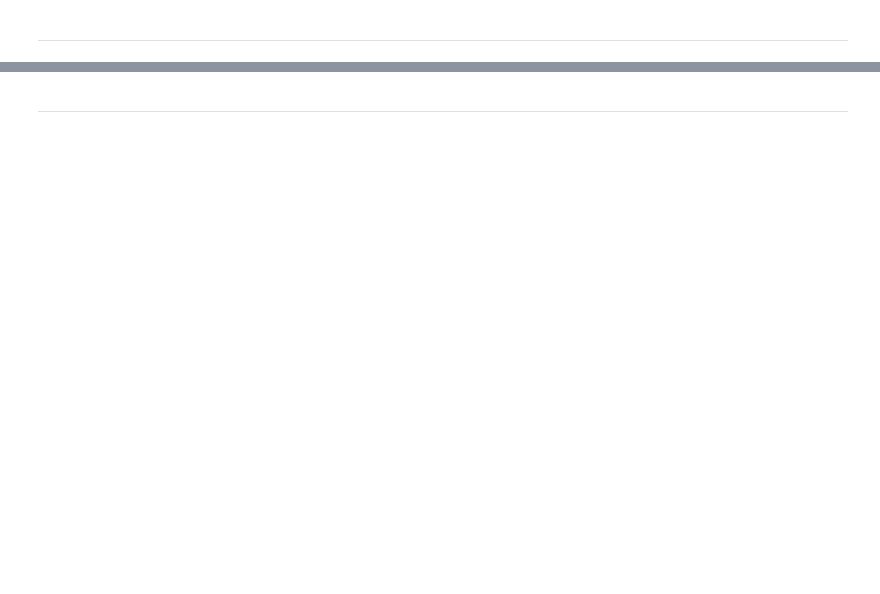
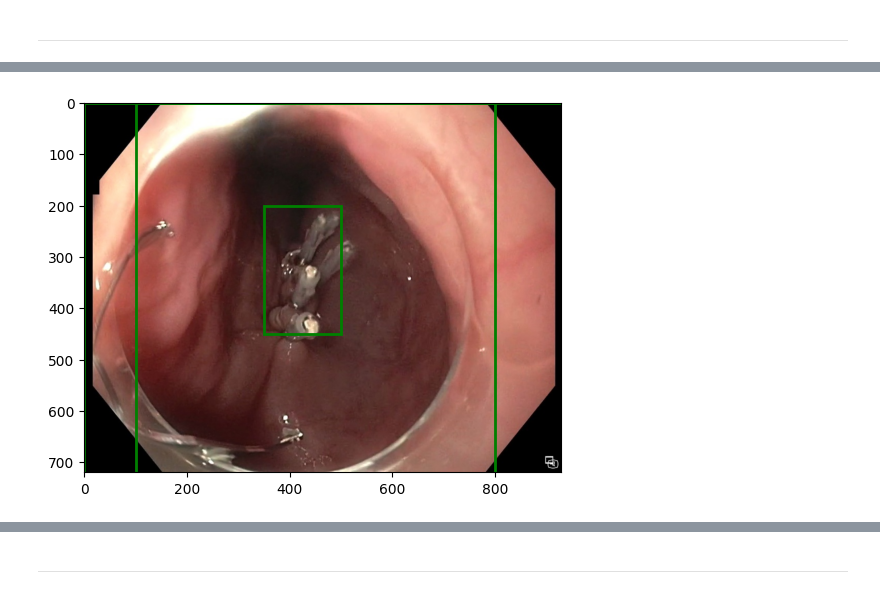
Before and after one commit to NamanChhibbar/BM5020-Project, a Jupyter notebook: annotation.ipynb, the cells around one changed output, grey strips where cells are left out. Drawn from its saved outputs; the diff is of its cells as text; code cells hidden in the pictures; blank space fills up the shorter version.

```diff
--- a/annotation.ipynb
+++ b/annotation.ipynb
@@ -54,24 +50,27 @@ plt.show()
 # %%
+# Update the input_boxes tensor with the bounding boxes of the objects in the image
 input_boxes = torch.tensor([
 
     # 0 - Background (Null class)
     [0, 0, *image.shape[1::-1]],
 
     # 1 - Muscle layer
-    [0, 0, 0, 0],
+    [100, 0, 800, 720],
 
     # 2 - Mucosal layer
     [0, 0, 0, 0],
 
     # 3 - Electrode
-    [0, 0, 0, 0]
+    [350, 200, 500, 450]
 
 ]).to(device)
 
 plt.imshow(image)
 for box in input_boxes:
     show_box(box.cpu(), plt.gca())
 plt.show()
+# %% [output]
+[figure, added]
 # %%
 predictor.set_image(image)
 transformed_boxes = predictor.transform.apply_boxes_torch(input_boxes, image.shape[:2])
```
Also changed, not shown: parts of 13 cells of this notebook, 5 other files.
